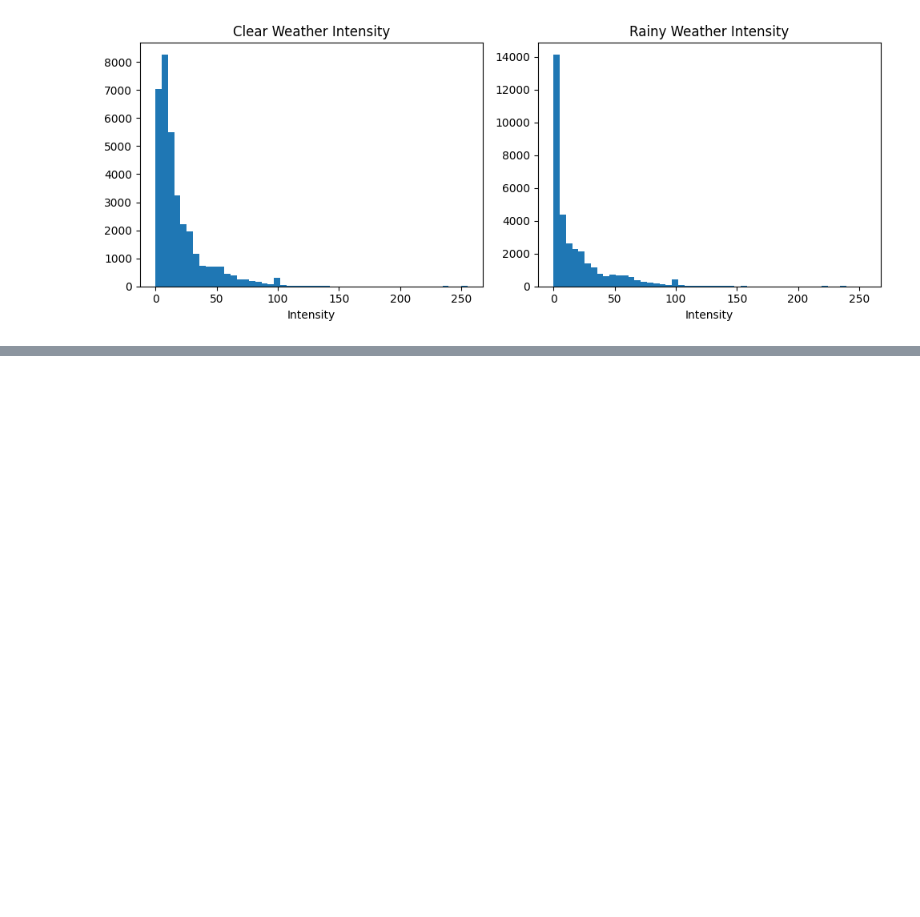
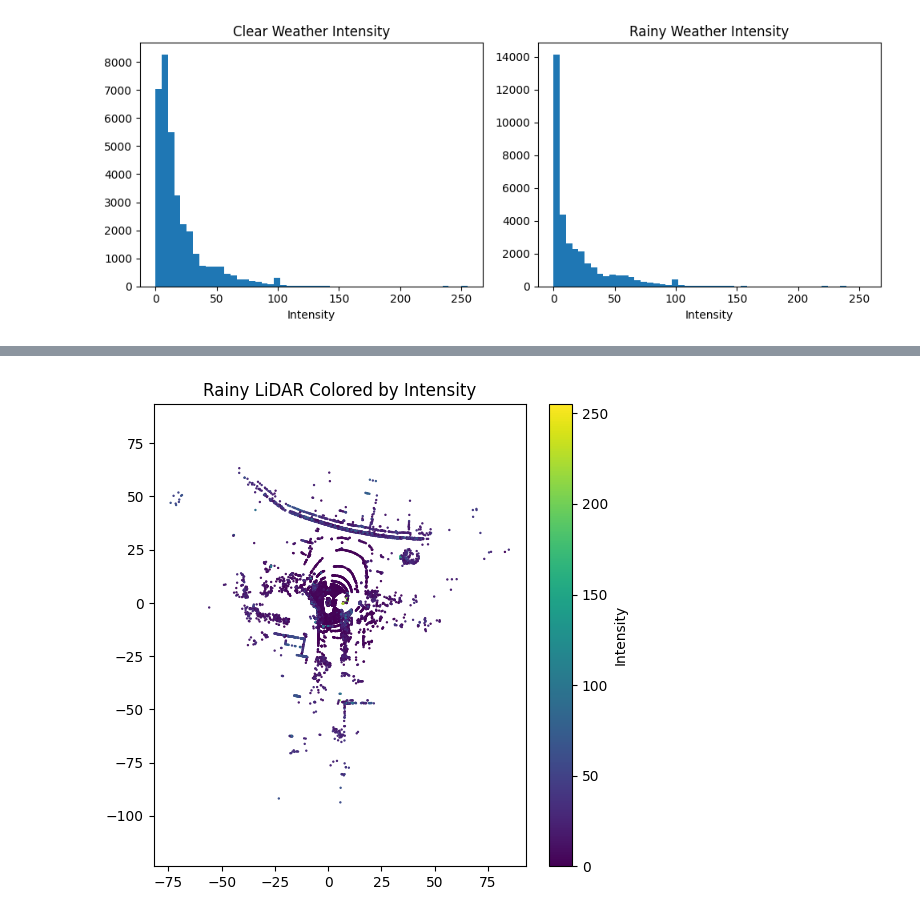
Before and after one commit to darrickpang/Email, a Jupyter notebook: LiDAR_detection.ipynb, the cells around one changed output, grey strips where cells are left out. Saved outputs shown, nothing was run; the diff lists cells and outputs as text; code cells hidden in the pictures; blank space fills up the shorter version.

```diff
--- a/LiDAR_detection.ipynb
+++ b/LiDAR_detection.ipynb
@@ -212,0 +231,19 @@ plt.show()
+# %%
+def plot_xy_intensity(xyz, intensity, title):
+    idx = np.random.choice(len(xyz), size=20000, replace=False)
+    pts = xyz[idx]
+    inten = intensity[idx]
+
+    plt.figure(figsize=(6, 6))
+    plt.scatter(
+        pts[:, 0], pts[:, 1],
+        c=inten, s=0.5, cmap="viridis"
+    )
+    plt.colorbar(label="Intensity")
+    plt.title(title)
+    plt.axis("equal")
+    plt.show()
+# %%
+plot_xy_intensity(xyz_rain, intensity_rain, "Rainy LiDAR Colored by Intensity")
+# %% [output]
+[figure, added]
```
Also changed, not shown: parts of 2 cells of this notebook.
